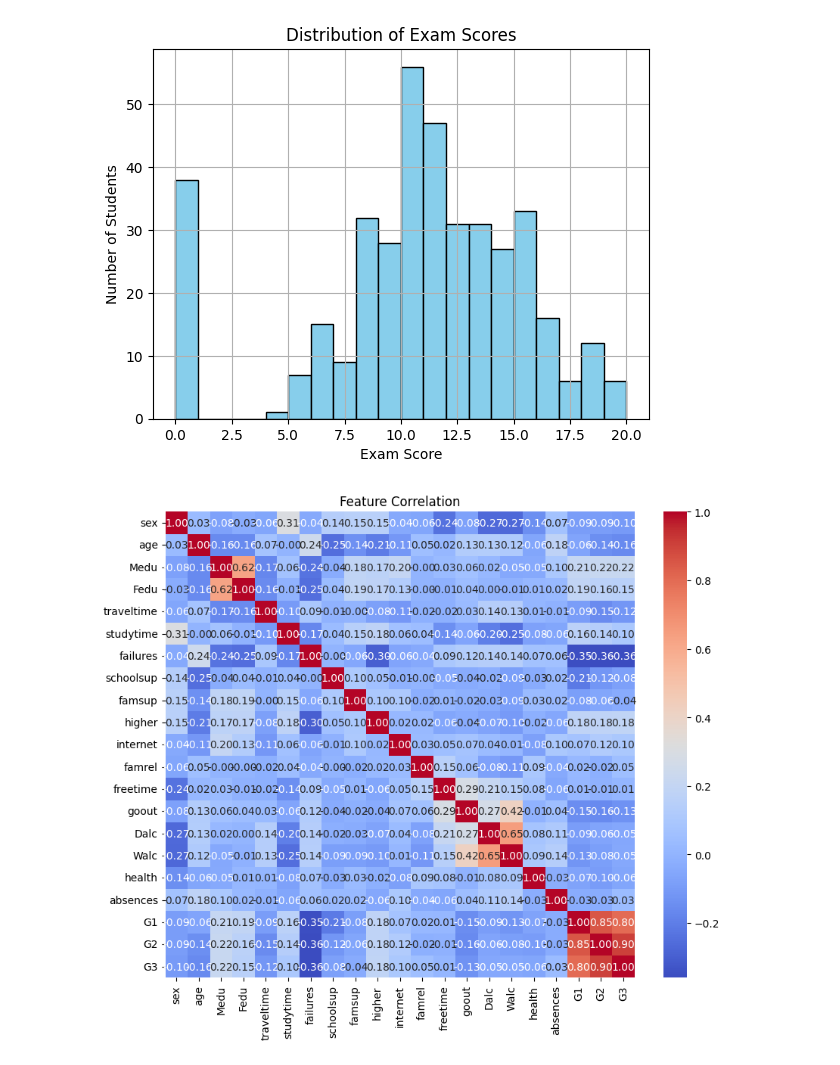
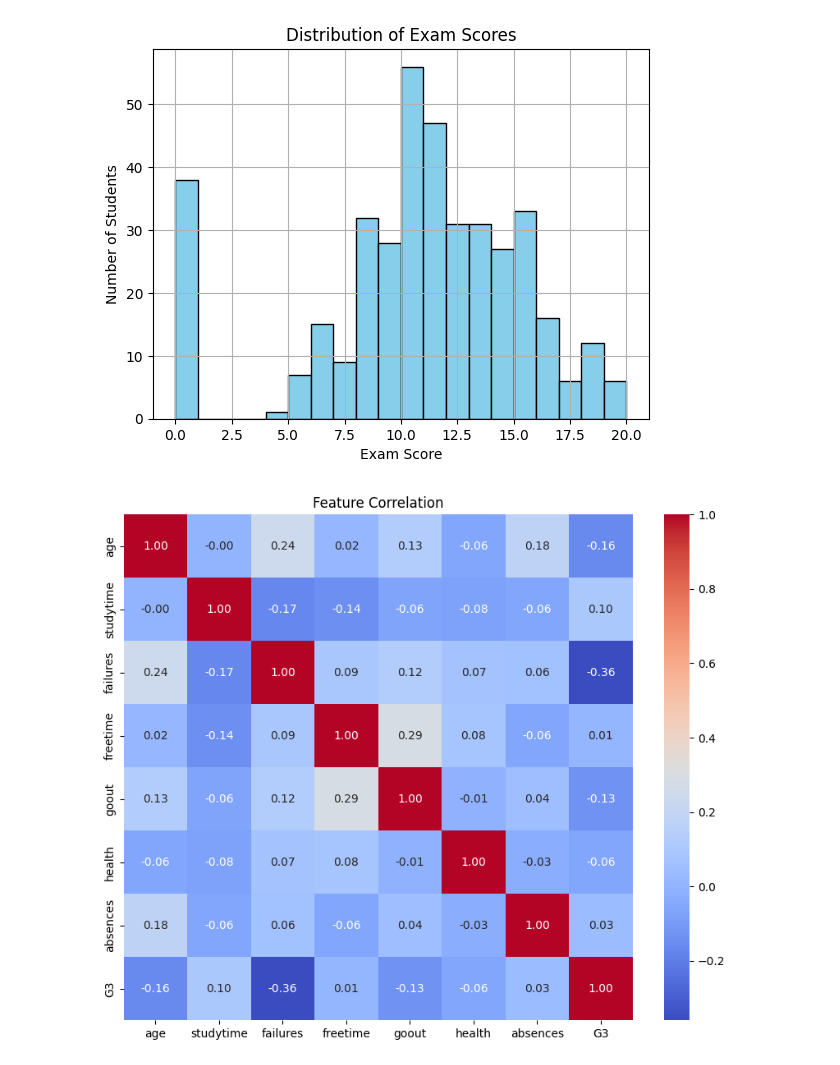
Before and after one commit to alibro005/student-exam-predictor, a Jupyter notebook: notebooks/experimentation.ipynb, the cells around one changed output. Saved outputs shown, nothing was run; the diff lists cells and outputs as text; code cells hidden in the pictures.

```diff
--- a/notebooks/experimentation.ipynb
+++ b/notebooks/experimentation.ipynb
@@ -285,12 +289,12 @@ plt.show()
 [figure]
 # %%
 import seaborn as sns
-numeric_data = data.select_dtypes(include='number')
+numeric_data = data_cleaned.select_dtypes(include='number')
 
 plt.figure(figsize=(10,8))
 sns.heatmap(numeric_data.corr(), annot=True, fmt=".2f", cmap="coolwarm")
 plt.title('Feature Correlation')
 plt.show()
 # %% [output]
-[figure, old version]
+[figure, new version]
 # %%
```
Also changed, not shown: parts of 9 cells of this notebook, 3 other files.
